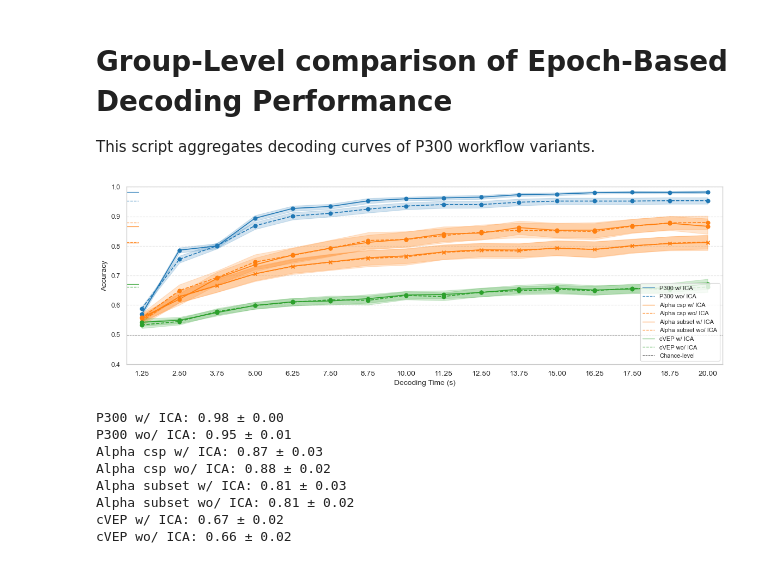
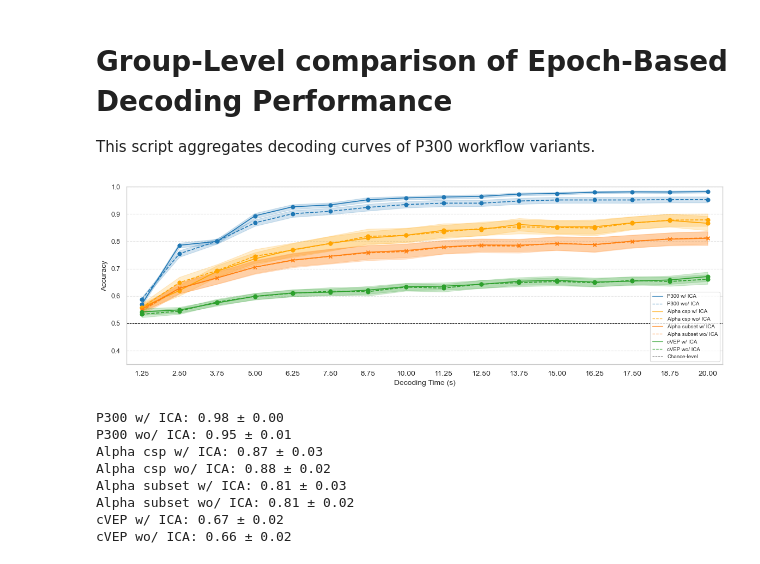
Before and after one commit to rvodila/Decoding-Covert-Attention-2025, a Jupyter notebook: Notebooks/photo-ready/GroupLEVEL_Arena.ipynb, the cells around one changed output. Cells and saved outputs as stored; diff of their text form; code cells hidden in the pictures.

```diff
--- a/Notebooks/photo-ready/GroupLEVEL_Arena.ipynb
+++ b/Notebooks/photo-ready/GroupLEVEL_Arena.ipynb
@@ -66,14 +66,14 @@ data = {
     'Alpha csp w/ ICA': {
         'mean': mean_acc3,
         'se': se_acc3,
-        'color': 'tab:orange',
+        'color': 'orange',
         'marker': 'o',
         'linestyle': '-'
     },
     'Alpha csp wo/ ICA': {
         'mean': mean_acc4,
         'se': se_acc4,
-        'color': 'tab:orange',
+        'color': 'orange',
         'marker': 'o',
         'linestyle': '--'
         },
@@ -142,7 +142,7 @@ for label, ds in data.items():
 
     ax.axhline(
         m,
-        xmin=0, xmax=0.02,
+        xmin=0, xmax=0.0,
         color=col,
         linestyle=ls,
         linewidth=0.9,
@@ -164,39 +164,39 @@ full_se   = data[last_label]['se'][-1]
 # Customize axes
 ax.set_xlabel("Decoding Time (s)", fontsize=10)
 ax.set_ylabel("Accuracy", fontsize=10)
-ax.set_ylim(0.4, 1.0)
+ax.set_ylim(0.35, 1.0)
 ax.set_xlim(x_ms.min()-0.5, x_ms.max()+0.5)
 ax.set_xticks(x_ms)
 ax.tick_params(axis='x', labelsize=10, )
 
 # Grid and legend
 ax.yaxis.grid(True, linestyle='--', alpha=0.5)
 ax.xaxis.grid(False)
 handles, labels = ax.get_legend_handles_labels()
 by_label = dict(zip(labels, handles))
-ax.legend(by_label.values(), by_label.keys(), loc='lower right', fontsize=8)
+ax.legend(by_label.values(), by_label.keys(), loc='lower right', fontsize=7)
 
 # Tight layout
 plt.tight_layout()
 
 # Save the figure
 save_file = os.path.join(fig_dir, 'decoding_all.pdf')
 os.makedirs(fig_dir, exist_ok=True)
 # png_path = os.path.join(save_dir, f"{task}_lda_p300_decC_results_comparison.png")
 # svg_path = os.path.join(save_dir, f"{task}_lda_p300_decC_results_comparison.svg")
 # plt.savefig(png_path, dpi=300, bbox_inches='tight')
 # plt.savefig(svg_path, dpi=300, bbox_inches='tight')
 plt.savefig(save_file, format='pdf',
              dpi=300, bbox_inches='tight')
 plt.show()
 
 # Print the final accuracies for each condition
 for label in data.keys():
     m = data[label]['mean'][-1]
     s = data[label]['se'][-1]
     print(f"{label}: {m:.2f} ± {s:.2f}")
 # %% [output]
-[figure, old version]
+[figure, new version]
 P300 w/ ICA: 0.98 ± 0.00
 P300 wo/ ICA: 0.95 ± 0.01
 Alpha csp w/ ICA: 0.87 ± 0.03
```
Also changed, not shown: parts of 1 cell of this notebook, 6 other files.
